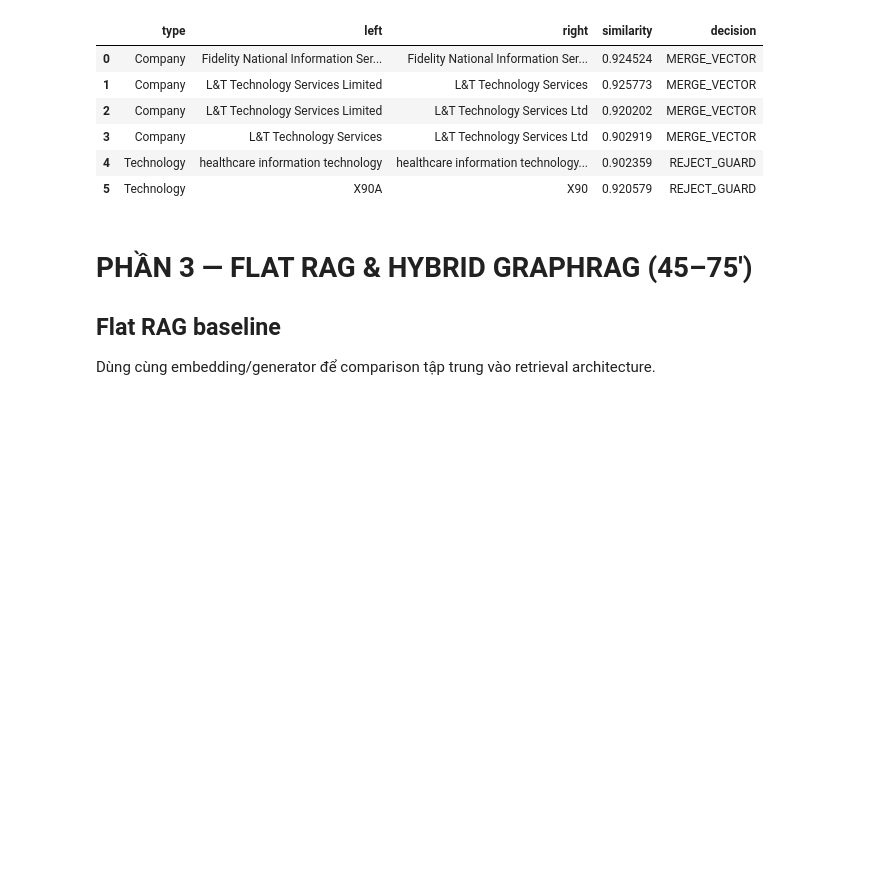
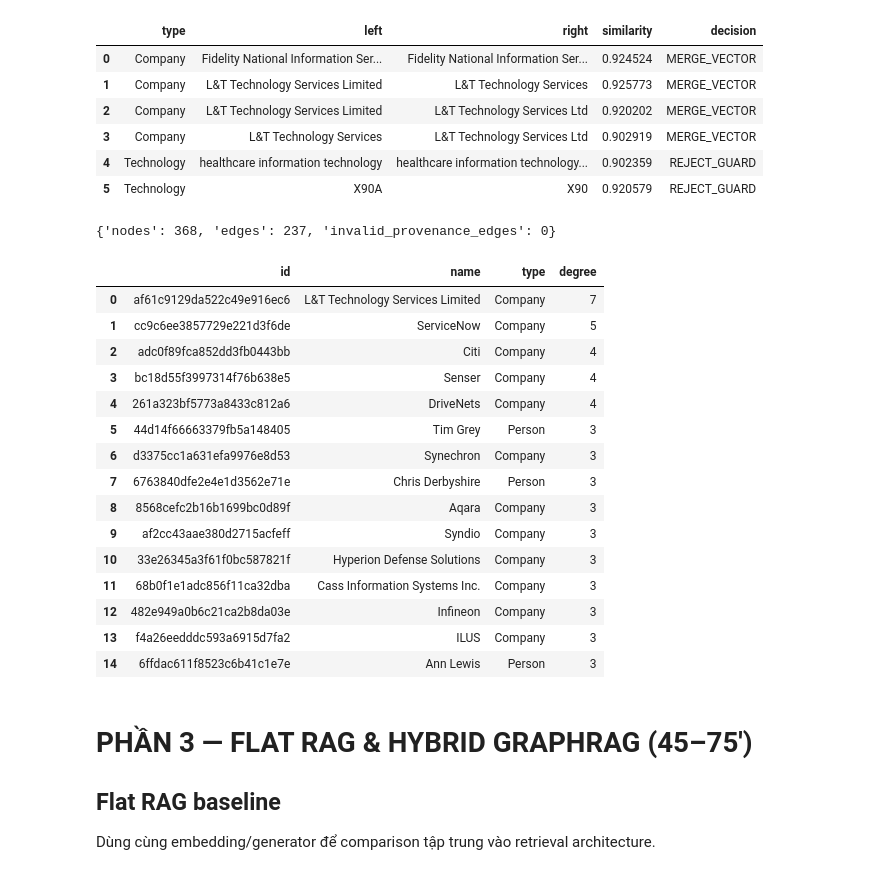
Before and after one commit to Donglv79/Day19-2A202601851-LeVanDong, a Jupyter notebook: Day19_GraphRAG_vs_FlatRAG_Production_Lab_Guide.ipynb, the cells around one changed output. Cells and saved outputs as stored; diff of their text form; code cells hidden in the pictures; blank space fills up the shorter version.

```diff
--- a/Day19_GraphRAG_vs_FlatRAG_Production_Lab_Guide.ipynb
+++ b/Day19_GraphRAG_vs_FlatRAG_Production_Lab_Guide.ipynb
@@ -939,31 +939,49 @@ def bulk_insert_edges(triples_df, batch_size=1000):
 # %%
 #@title 2.4 — Sanity checks
 def graph_checks():
     invalid = run_cypher("""
     MATCH ()-[r]->()
     WHERE r.source_chunk_id IS NULL OR r.published_date IS NULL
     RETURN count(r) AS n
     """)[0]["n"]
 
     counts = {
         "nodes": run_cypher("MATCH (n:Entity) RETURN count(n) AS n")[0]["n"],
         "edges": run_cypher("MATCH ()-[r]->() RETURN count(r) AS n")[0]["n"],
         "invalid_provenance_edges": invalid,
     }
     print(counts)
     assert invalid == 0
 
     top = pd.DataFrame(run_cypher("""
     MATCH (n:Entity)
     OPTIONAL MATCH (n)-[r]-()
     WITH n, count(r) AS degree
     RETURN n.id AS id, n.name AS name, n.entity_type AS type, degree
     ORDER BY degree DESC LIMIT 15
     """))
     display(top)
     return counts, top
 
-# graph_counts, top_degree_df = graph_checks()
+graph_counts, top_degree_df = graph_checks()
+# %% [output]
+{'nodes': 368, 'edges': 237, 'invalid_provenance_edges': 0}
+|  | id | name | type | degree |
+| 0 | af61c9129da522c49e916ec6 | L&T Technology Services Limited | Company | 7 |
+| 1 | cc9c6ee3857729e221d3f6de | ServiceNow | Company | 5 |
+| 2 | adc0f89fca852dd3fb0443bb | Citi | Company | 4 |
+| 3 | bc18d55f3997314f76b638e5 | Senser | Company | 4 |
+| 4 | 261a323bf5773a8433c812a6 | DriveNets | Company | 4 |
+| 5 | 44d14f66663379fb5a148405 | Tim Grey | Person | 3 |
+| 6 | d3375cc1a631efa9976e8d53 | Synechron | Company | 3 |
+| 7 | 6763840dfe2e4e1d3562e71e | Chris Derbyshire | Person | 3 |
+| 8 | 8568cefc2b16b1699bc0d89f | Aqara | Company | 3 |
+| 9 | af2cc43aae380d2715acfeff | Syndio | Company | 3 |
+| 10 | 33e26345a3f61f0bc587821f | Hyperion Defense Solutions | Company | 3 |
+| 11 | 68b0f1e1adc856f11ca32dba | Cass Information Systems Inc. | Company | 3 |
+| 12 | 482e949a0b6c21ca2b8da03e | Infineon | Company | 3 |
+| 13 | f4a26eedddc593a6915d7fa2 | ILUS | Company | 3 |
+| 14 | 6ffdac611f8523c6b41c1e7e | Ann Lewis | Person | 3 |
 # %% [markdown]
 # PHẦN 3 — FLAT RAG & HYBRID GRAPHRAG (45–75')
 
```
Also changed, not shown: parts of 9 cells of this notebook.
